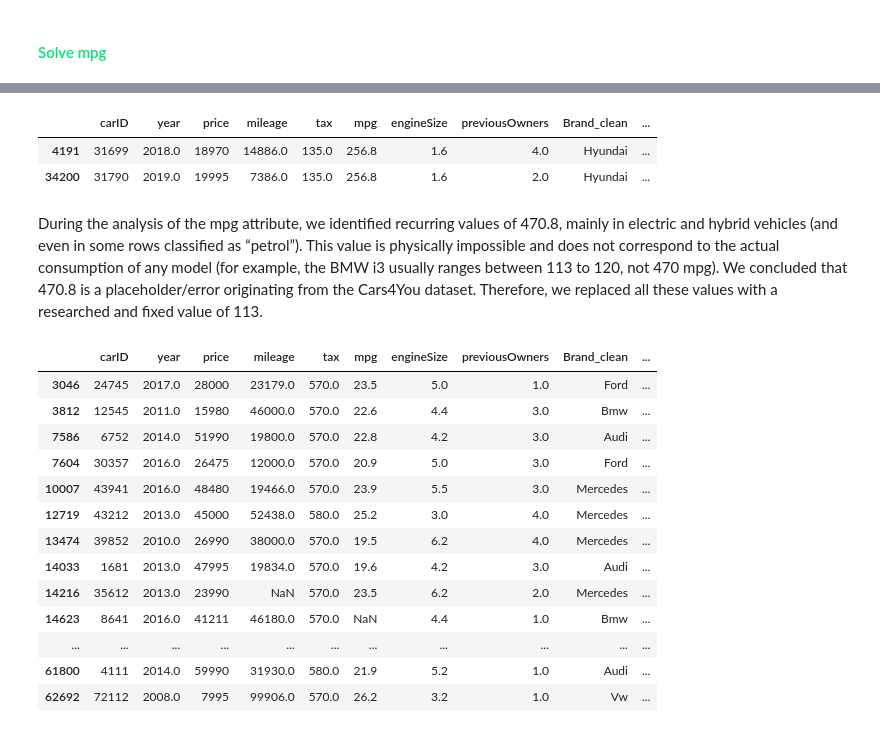
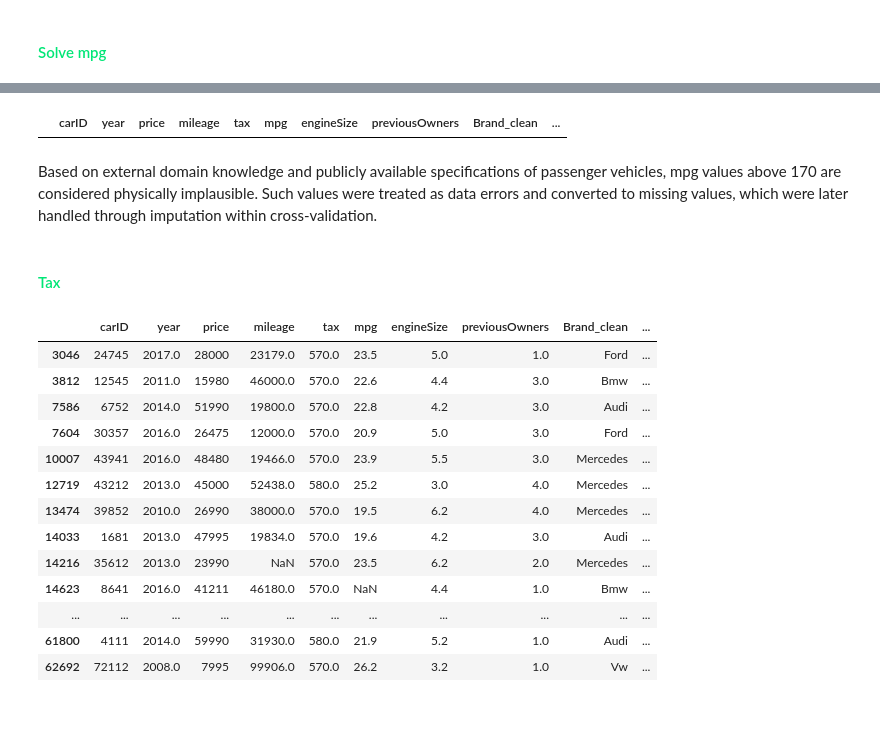
Before and after one commit to Danirib11221/MachineLearning39, a Jupyter notebook: MachineLearningProject.ipynb, the cells around one changed output, grey strips where cells are left out. Cells and saved outputs as stored; diff of their text form; code cells hidden in the pictures.

```diff
--- a/MachineLearningProject.ipynb
+++ b/MachineLearningProject.ipynb
@@ -2234,17 +2180,35 @@ def fix_mpg_outliers(df_to_fix, reference_df, value_to_fix=470.8):
-# %%
-df_train_new = fix_mpg_outliers(df_train_new, df_train_new)
-df_test_new  = fix_mpg_outliers(df_test_new, df_train_new)
-# %%
-df_train_new[df_train_new["mpg"] > 250]
-# %% [output]
-|  | carID | year | price | mileage | tax | mpg | engineSize | previousOwners | Brand_clean | ... |
-| 4191 | 31699 | 2018.0 | 18970 | 14886.0 | 135.0 | 256.8 | 1.6 | 4.0 | Hyundai | ... |
-| 34200 | 31790 | 2019.0 | 19995 | 7386.0 | 135.0 | 256.8 | 1.6 | 2.0 | Hyundai | ... |
-# %% [markdown]
-During the analysis of the mpg attribute, we identified recurring values of 470.8, mainly in electric and hybrid vehicles (and even in some rows classified as “petrol”).
-This value is physically impossible and does not correspond to the actual consumption of any model (for example, the BMW i3 usually ranges between 113 to 120, not 470 mpg).
-We concluded that 470.8 is a placeholder/error originating from the Cars4You dataset.
-Therefore, we replaced all these values with a researched and fixed value of 113.
+# %%
+def clean_outliers_mpg(df, max_mpg=170):
+    """
+    Marks invalid or physically implausible mpg values as NaN.
+
+    The maximum mpg threshold is based on external domain knowledge about
+    passenger vehicles. This function performs structural data cleaning
+    only and does not learn from the data.
+    """
+    df = df.copy()
+
+    # Convert to numeric (invalid strings become NaN)
+    df["mpg"] = pd.to_numeric(df["mpg"], errors="coerce")
+
+    # MPG must be positive
+    df.loc[df["mpg"] < 0, "mpg"] = np.nan
+
+    # Extremely high mpg values are considered invalid
+    df.loc[df["mpg"] > max_mpg, "mpg"] = np.nan
+
+    return df
+# %%
+df_train_new = clean_outliers_mpg(df_train_new)
+df_test_new  = clean_outliers_mpg(df_test_new)
+df_train_new[df_train_new["mpg"] > 170]
+# %% [output]
+|  | carID | year | price | mileage | tax | mpg | engineSize | previousOwners | Brand_clean | ... |
+# %% [markdown]
+Based on external domain knowledge and publicly available specifications of passenger vehicles, mpg values above 170 are considered physically implausible.
+Such values were treated as data errors and converted to missing values, which were later handled through imputation within cross-validation.
+# %% [markdown]
+<h4 style="color: #00E676;">Tax</h4>
 # %%
 df_train_new[df_train_new["tax"] > 565]
 # %% [output]
```
Also changed, not shown: parts of 89 cells of this notebook.
